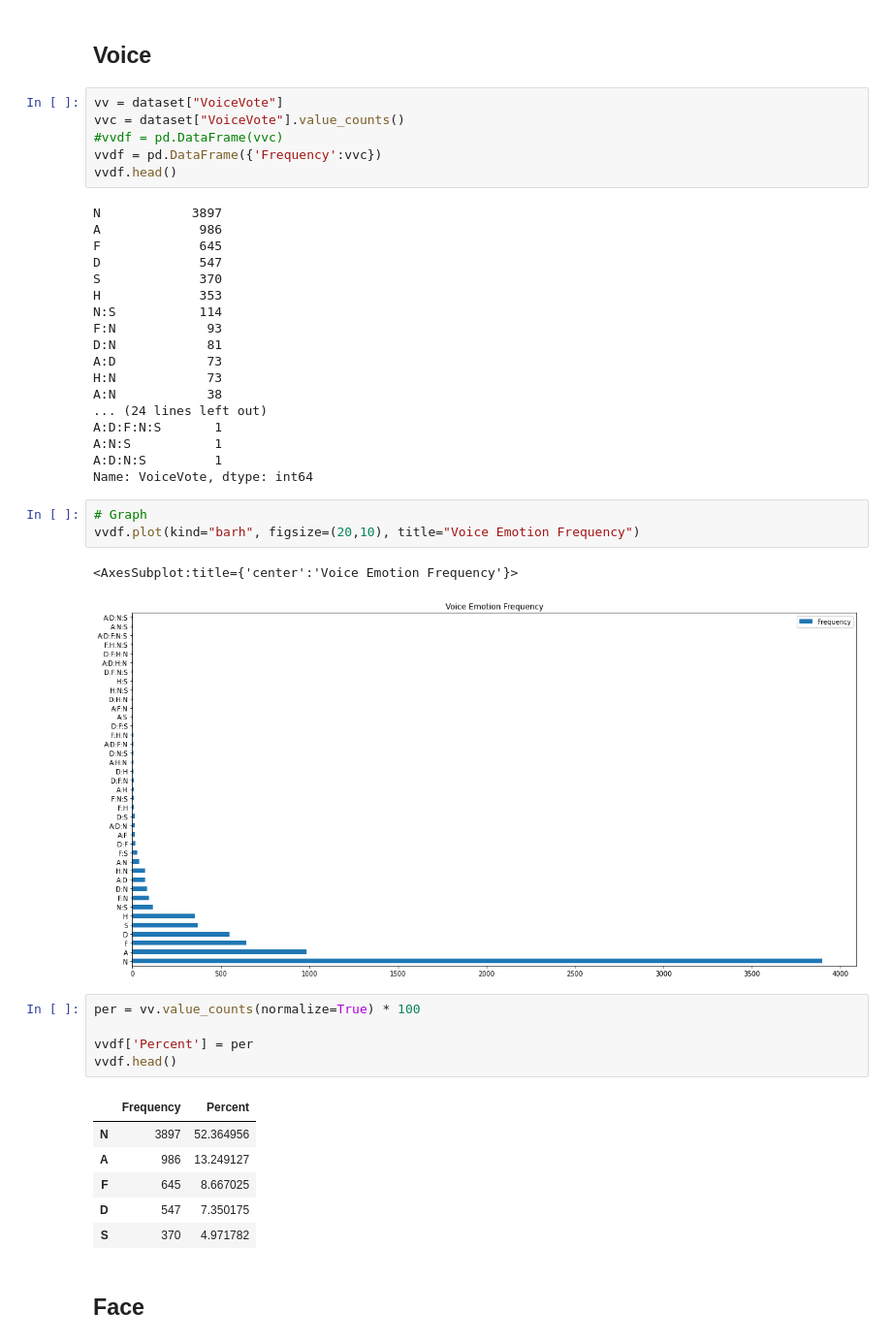
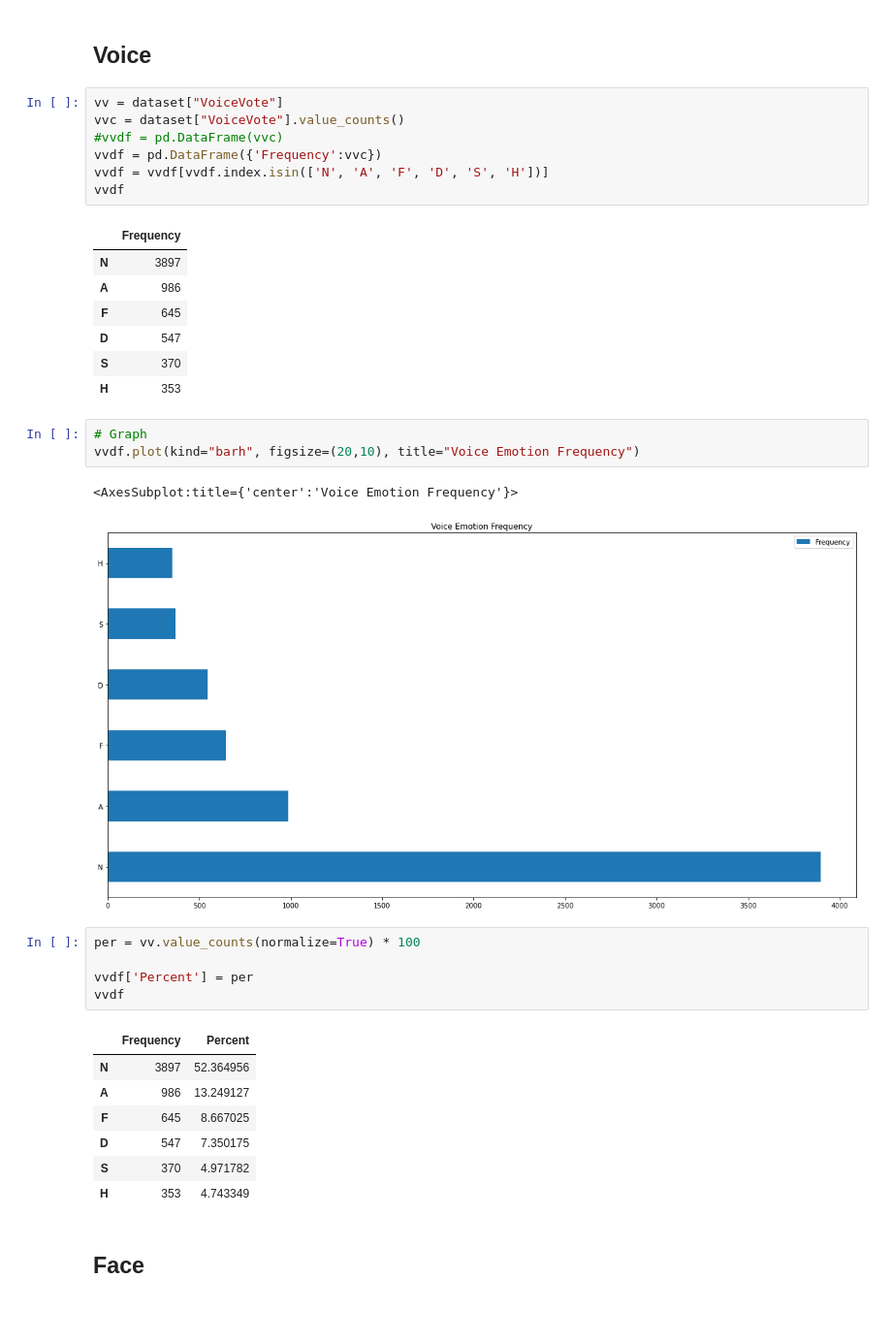
Before and after one commit to IggyBal/CRY-Baby_Empathetic_Dataset_Multimodal, a Jupyter notebook: Dataset_analysis.ipynb, the cells around one changed output. Shown: that part at 97% size. Saved outputs shown, nothing was run; the diff lists cells and outputs as text; blank space fills up the shorter version.

```diff
--- a/Dataset_analysis.ipynb
+++ b/Dataset_analysis.ipynb
@@ -26,43 +26,35 @@ vv = dataset["VoiceVote"]
 vvc = dataset["VoiceVote"].value_counts()
 #vvdf = pd.DataFrame(vvc)
 vvdf = pd.DataFrame({'Frequency':vvc})
-vvdf.head()
+vvdf = vvdf[vvdf.index.isin(['N', 'A', 'F', 'D', 'S', 'H'])]
+vvdf
 # %% [output]
-N            3897
-A             986
-F             645
-D             547
-S             370
-H             353
-N:S           114
-F:N            93
-D:N            81
-A:D            73
-H:N            73
-A:N            38
-... (24 lines left out)
-A:D:F:N:S       1
-A:N:S           1
-A:D:N:S         1
-Name: VoiceVote, dtype: int64
+|  | Frequency |
+| N | 3897 |
+| A | 986 |
+| F | 645 |
+| D | 547 |
+| S | 370 |
+| H | 353 |
 # %%
 # Graph
 vvdf.plot(kind="barh", figsize=(20,10), title="Voice Emotion Frequency")
 # %% [output]
 <AxesSubplot:title={'center':'Voice Emotion Frequency'}>
-[figure, old version]
+[figure, new version]
 # %%
 per = vv.value_counts(normalize=True) * 100
 
 vvdf['Percent'] = per
-vvdf.head()
+vvdf
 # %% [output]
 |  | Frequency | Percent |
 | N | 3897 | 52.364956 |
 | A | 986 | 13.249127 |
 | F | 645 | 8.667025 |
 | D | 547 | 7.350175 |
 | S | 370 | 4.971782 |
+| H | 353 | 4.743349 |
 # %% [markdown]
 ## Face
 # %%
```
Also changed, not shown: parts of 13 cells of this notebook.
